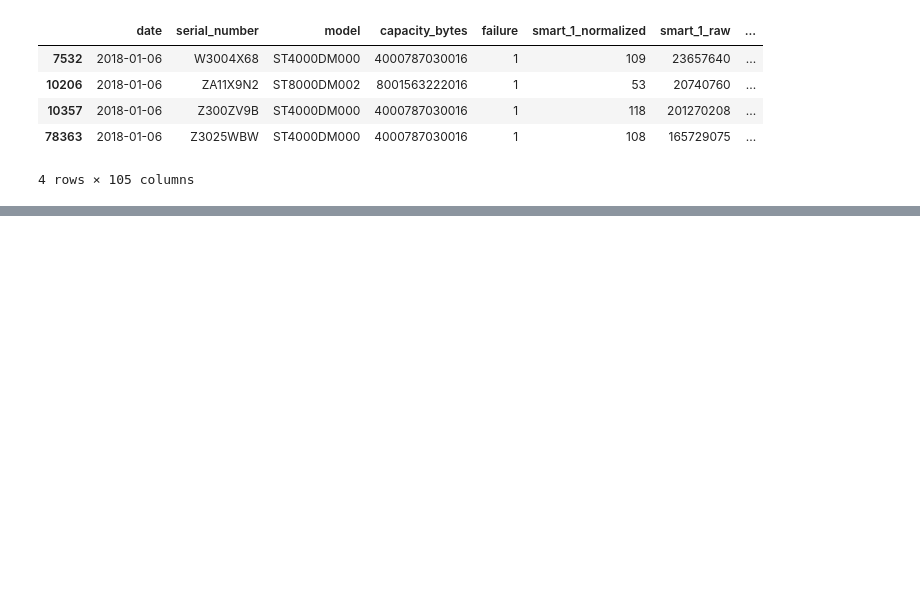
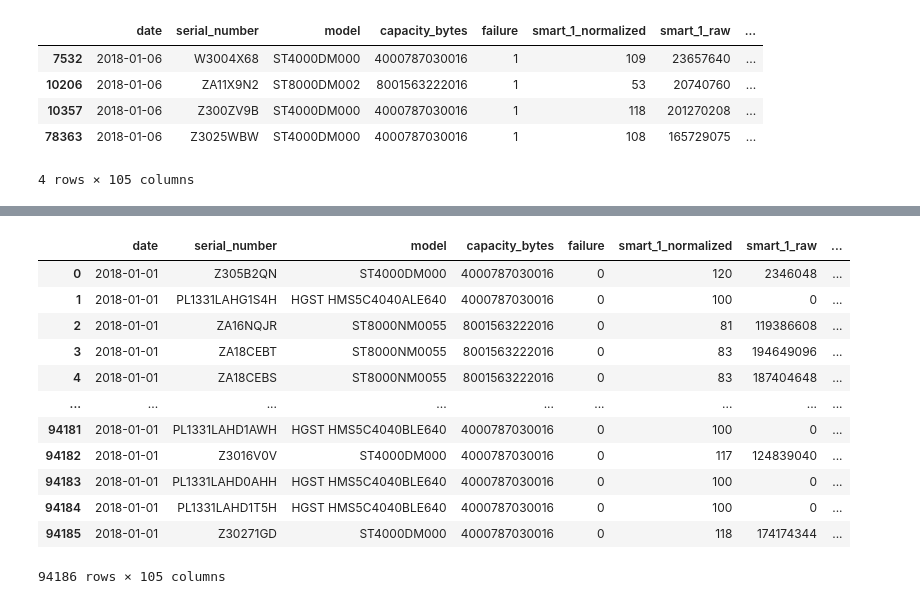
Before and after one commit to hj611/MyItem, a Jupyter notebook: diskfailure/blackblaze/test2.ipynb, the cells around one changed output, grey strips where cells are left out. Saved outputs shown, nothing was run; the diff lists cells and outputs as text; code cells hidden in the pictures; blank space fills up the shorter version.

```diff
--- a/diskfailure/blackblaze/test2.ipynb
+++ b/diskfailure/blackblaze/test2.ipynb
@@ -60,0 +67,2 @@ for i in range(5, len(data)):
+# %%
+Q1 = pd.read_csv('E:/data/data_Q1_2018/2018-01-01.csv')
@@ -60,0 +89,16 @@ for i in range(5, len(data)):
+# %%
+Q1
+# %% [output]
+|  | date | serial_number | model | capacity_bytes | failure | smart_1_normalized | smart_1_raw | ... |
+| 0 | 2018-01-01 | Z305B2QN | ST4000DM000 | 4000787030016 | 0 | 120 | 2346048 | ... |
+| 1 | 2018-01-01 | PL1331LAHG1S4H | HGST HMS5C4040ALE640 | 4000787030016 | 0 | 100 | 0 | ... |
+| 2 | 2018-01-01 | ZA16NQJR | ST8000NM0055 | 8001563222016 | 0 | 81 | 119386608 | ... |
+| 3 | 2018-01-01 | ZA18CEBT | ST8000NM0055 | 8001563222016 | 0 | 83 | 194649096 | ... |
+| 4 | 2018-01-01 | ZA18CEBS | ST8000NM0055 | 8001563222016 | 0 | 83 | 187404648 | ... |
+| ... | ... | ... | ... | ... | ... | ... | ... | ... |
+| 94181 | 2018-01-01 | PL1331LAHD1AWH | HGST HMS5C4040BLE640 | 4000787030016 | 0 | 100 | 0 | ... |
+| 94182 | 2018-01-01 | Z3016V0V | ST4000DM000 | 4000787030016 | 0 | 117 | 124839040 | ... |
+| 94183 | 2018-01-01 | PL1331LAHD0AHH | HGST HMS5C4040BLE640 | 4000787030016 | 0 | 100 | 0 | ... |
+| 94184 | 2018-01-01 | PL1331LAHD1T5H | HGST HMS5C4040BLE640 | 4000787030016 | 0 | 100 | 0 | ... |
+| 94185 | 2018-01-01 | Z30271GD | ST4000DM000 | 4000787030016 | 0 | 118 | 174174344 | ... |
+94186 rows × 105 columns
```
Also changed, not shown: parts of 77 cells of this notebook, 21 other files.
